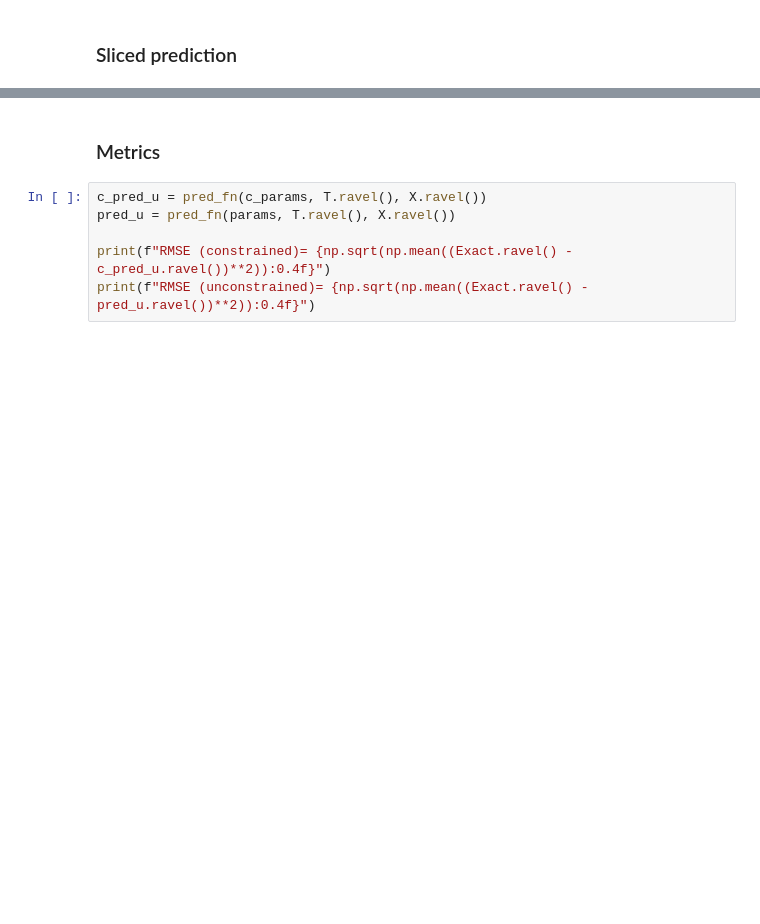
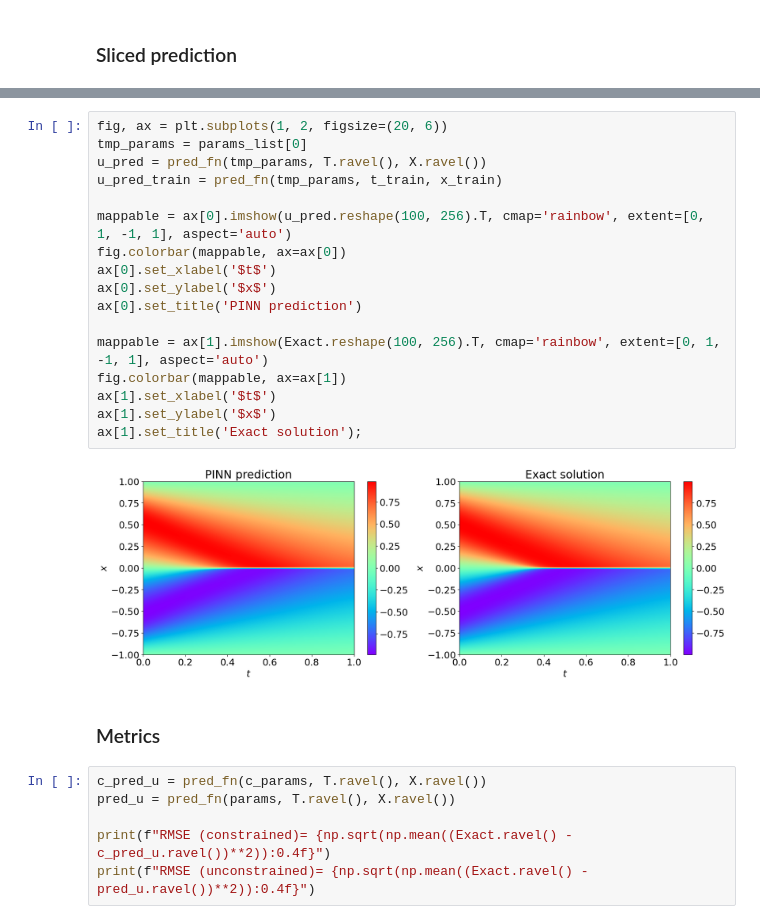
Before and after one commit to patel-zeel/PINN, a Jupyter notebook: Burgers_Equation.ipynb, the cells around one changed output, grey strips where cells are left out. Drawn from its saved outputs; the diff is of its cells as text; blank space fills up the shorter version.

```diff
--- a/Burgers_Equation.ipynb
+++ b/Burgers_Equation.ipynb
@@ -243,3 +257,22 @@ for axes, t_val in zip(ax, [0.25, 0.50, 0.75]):
+# %%
+fig, ax = plt.subplots(1, 2, figsize=(20, 6))
+tmp_params = params_list[0]
+u_pred = pred_fn(tmp_params, T.ravel(), X.ravel())
+u_pred_train = pred_fn(tmp_params, t_train, x_train)
+
+mappable = ax[0].imshow(u_pred.reshape(100, 256).T, cmap='rainbow', extent=[0, 1, -1, 1], aspect='auto')
+fig.colorbar(mappable, ax=ax[0])
+ax[0].set_xlabel('$t$')
+ax[0].set_ylabel('$x$')
+ax[0].set_title('PINN prediction')
+
+mappable = ax[1].imshow(Exact.reshape(100, 256).T, cmap='rainbow', extent=[0, 1, -1, 1], aspect='auto')
+fig.colorbar(mappable, ax=ax[1])
+ax[1].set_xlabel('$t$')
+ax[1].set_ylabel('$x$')
+ax[1].set_title('Exact solution');
+# %% [output]
+[figure, added]
 # %% [markdown]
 ### Metrics
 # %%
```
Also changed, not shown: parts of 11 cells of this notebook, 7 other files.
